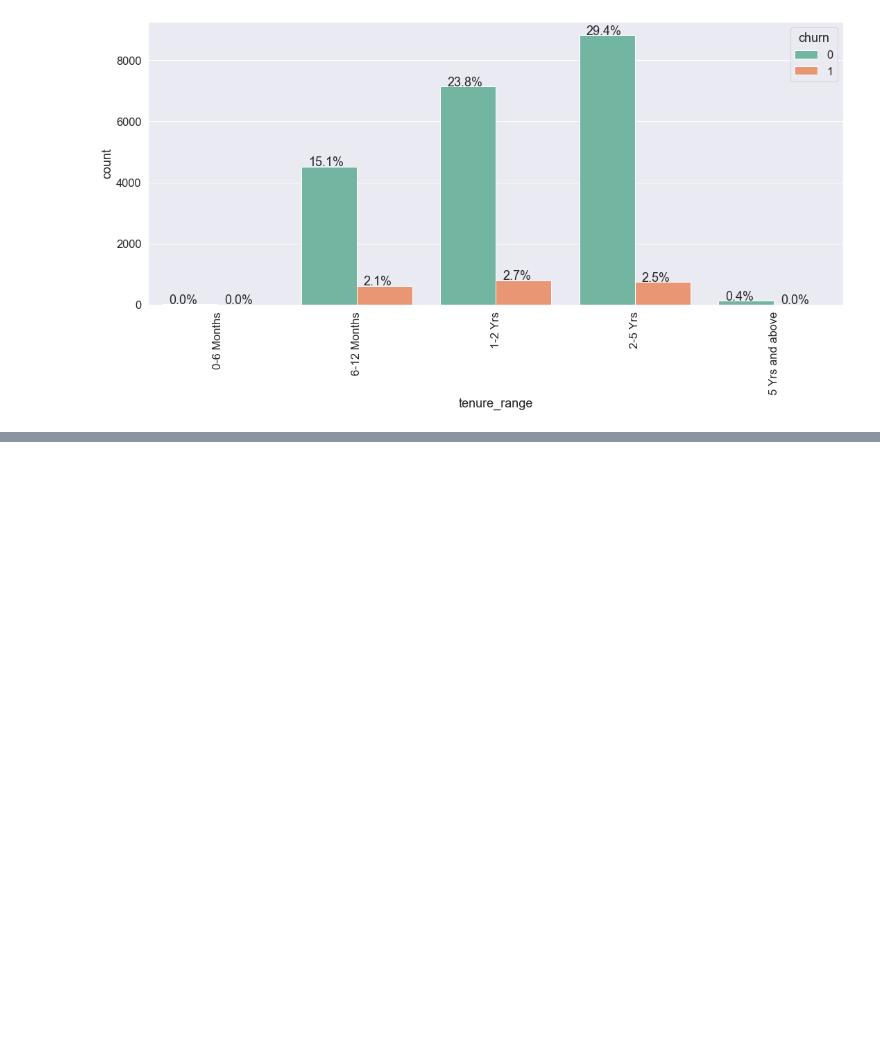
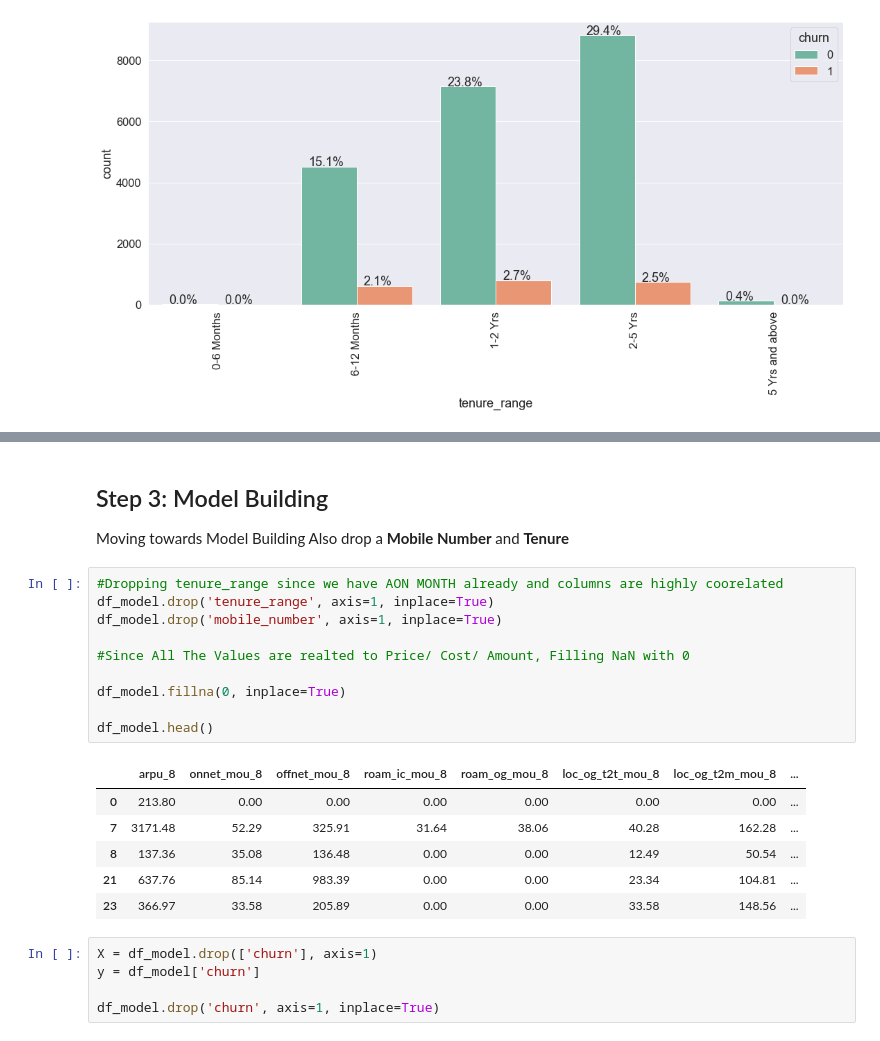
Before and after one commit to rramchan12/Telecom-Churn-CaseStudy, a Jupyter notebook: Telecom Churn Case Study_rr.ipynb, the cells around one changed output, grey strips where cells are left out. Saved outputs shown, nothing was run; the diff lists cells and outputs as text; blank space fills up the shorter version.

```diff
--- a/Telecom Churn Case Study_rr.ipynb
+++ b/Telecom Churn Case Study_rr.ipynb
@@ -739,0 +781,27 @@ plt.show()
+# %% [markdown]
+## Step 3: Model Building
+
+Moving towards Model Building
+Also drop a **Mobile Number** and **Tenure**
+# %%
+#Dropping tenure_range since we have AON MONTH already and columns are highly coorelated
+df_model.drop('tenure_range', axis=1, inplace=True)
+df_model.drop('mobile_number', axis=1, inplace=True)
+
+#Since All The Values are realted to Price/ Cost/ Amount, Filling NaN with 0
+
+df_model.fillna(0, inplace=True)
+
+df_model.head()
+# %% [output]
+|  | arpu_8 | onnet_mou_8 | offnet_mou_8 | roam_ic_mou_8 | roam_og_mou_8 | loc_og_t2t_mou_8 | loc_og_t2m_mou_8 | ... |
+| 0 | 213.80 | 0.00 | 0.00 | 0.00 | 0.00 | 0.00 | 0.00 | ... |
+| 7 | 3171.48 | 52.29 | 325.91 | 31.64 | 38.06 | 40.28 | 162.28 | ... |
+| 8 | 137.36 | 35.08 | 136.48 | 0.00 | 0.00 | 12.49 | 50.54 | ... |
+| 21 | 637.76 | 85.14 | 983.39 | 0.00 | 0.00 | 23.34 | 104.81 | ... |
+| 23 | 366.97 | 33.58 | 205.89 | 0.00 | 0.00 | 33.58 | 148.56 | ... |
+# %%
+X = df_model.drop(['churn'], axis=1)
+y = df_model['churn']
+
+df_model.drop('churn', axis=1, inplace=True)
```
Also changed, not shown: parts of 8 cells of this notebook.
